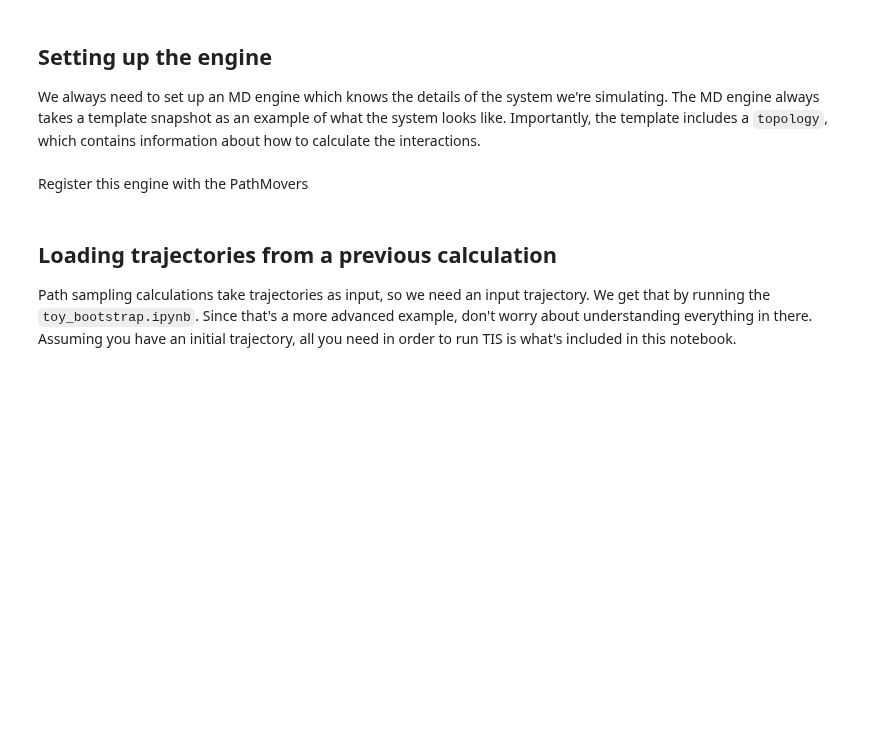
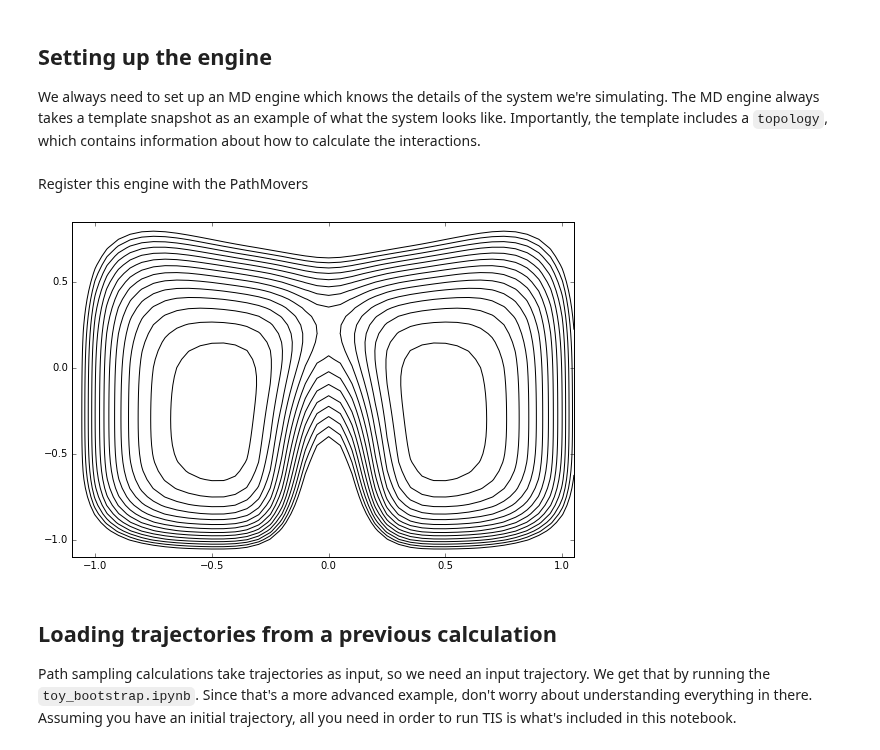
Before and after one commit to openpathsampling/openpathsampling, a Jupyter notebook: examples/ipython/toy_tis.ipynb, the cells around one changed output. Saved outputs shown, nothing was run; the diff lists cells and outputs as text; code cells hidden in the pictures; blank space fills up the shorter version.

```diff
--- a/examples/ipython/toy_tis.ipynb
+++ b/examples/ipython/toy_tis.ipynb
@@ -50,6 +50,11 @@ toy_eng.current_snapshot = template
 Register this engine with the PathMovers
 # %%
 paths.PathMover.engine = toy_eng
+# %%
+plot.add_pes(pes)
+plot.plot()
+# %% [output]
+[figure, added]
 # %% [markdown]
 ## Loading trajectories from a previous calculation
 
```
Also changed, not shown: parts of 4 cells of this notebook, 5 other files.
